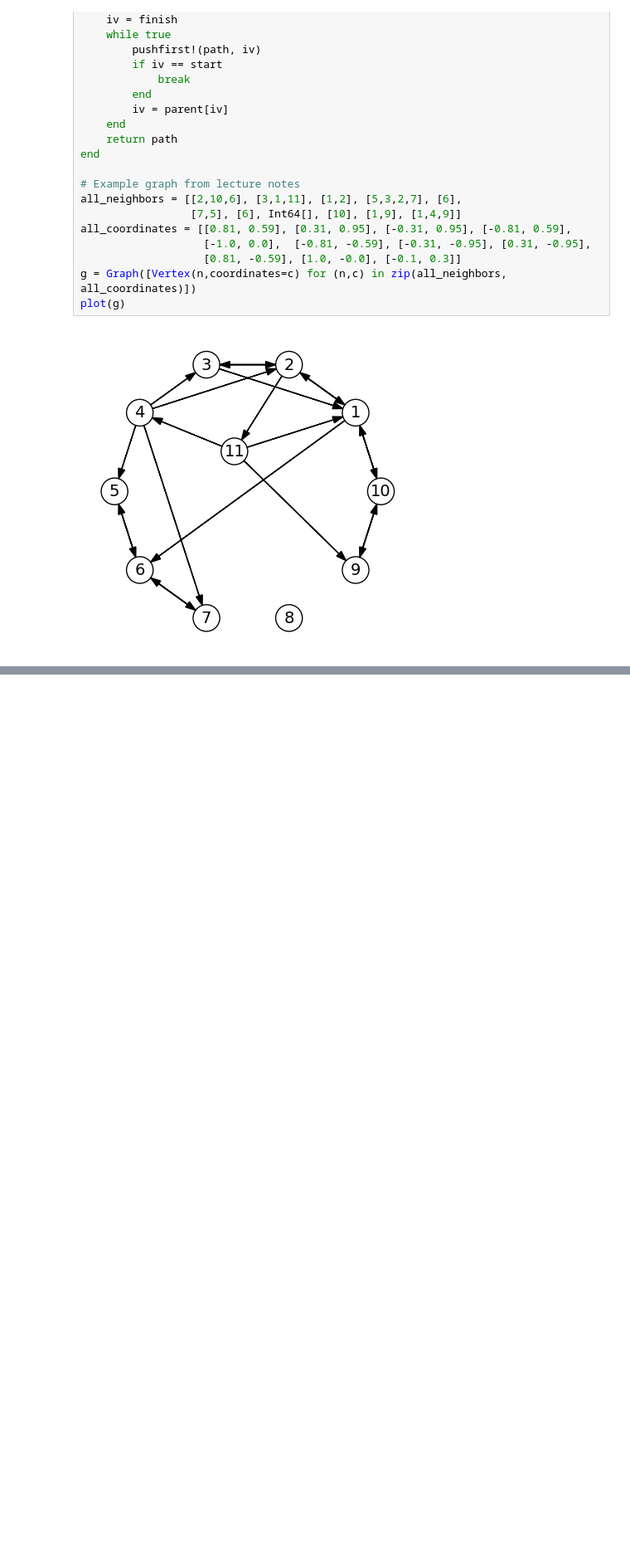
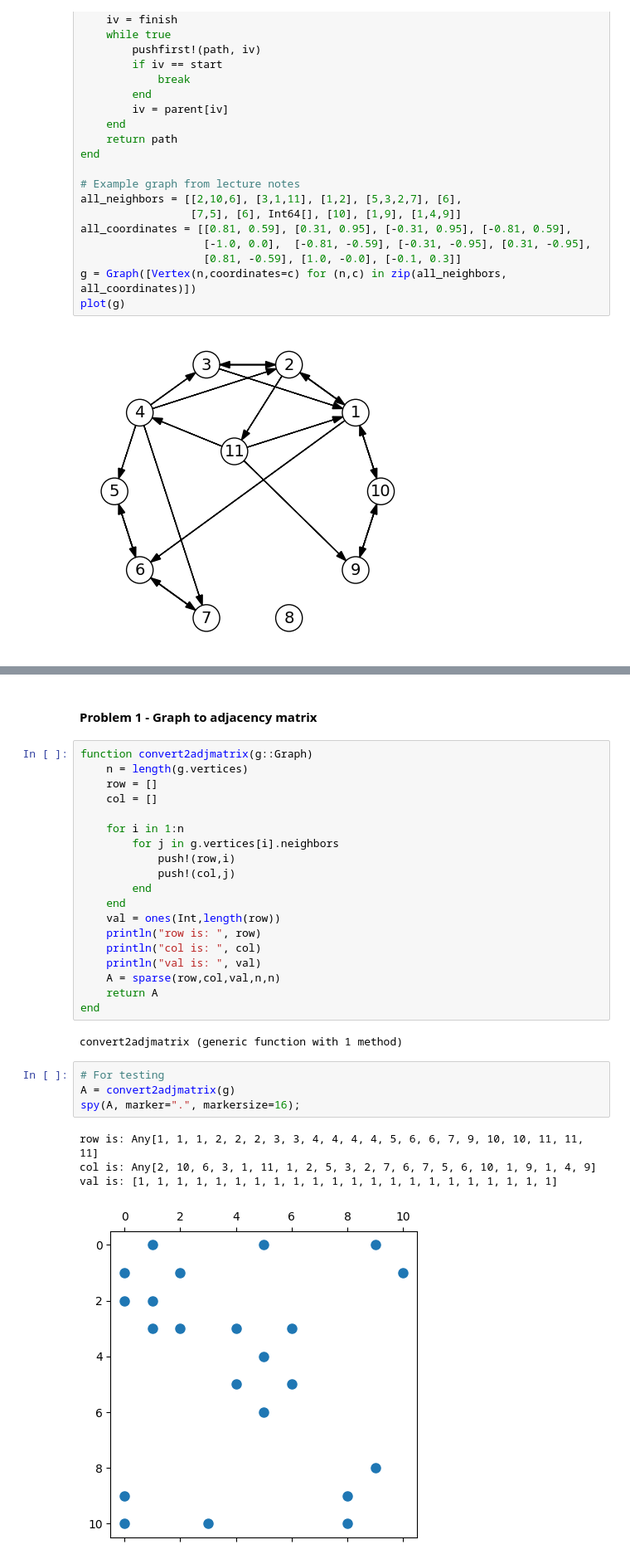
Before and after one commit to TagoreZhao/MATH124, a Jupyter notebook: HW/HW11.ipynb, the cells around one changed output, grey strips where cells are left out. Shown at 83% size. Cells and saved outputs as stored; diff of their text form; blank space fills up the shorter version.

Commit message:
update problem 1

```diff
--- a/HW/HW11.ipynb
+++ b/HW/HW11.ipynb
@@ -101,0 +99,32 @@ plot(g)
+# %% [markdown]
+#### Problem 1 - Graph to adjacency matrix
+# %%
+function convert2adjmatrix(g::Graph)
+    n = length(g.vertices)
+    row = []
+    col = []
+
+    for i in 1:n
+        for j in g.vertices[i].neighbors
+            push!(row,i)
+            push!(col,j)
+        end
+    end
+    val = ones(Int,length(row))
+    println("row is: ", row)
+    println("col is: ", col)
+    println("val is: ", val)
+    A = sparse(row,col,val,n,n)
+    return A
+end
+# %% [output]
+convert2adjmatrix (generic function with 1 method)
+# %%
+# For testing
+A = convert2adjmatrix(g)
+spy(A, marker=".", markersize=16);
+# %% [output]
+row is: Any[1, 1, 1, 2, 2, 2, 3, 3, 4, 4, 4, 4, 5, 6, 6, 7, 9, 10, 10, 11, 11, 11]
+col is: Any[2, 10, 6, 3, 1, 11, 1, 2, 5, 3, 2, 7, 6, 7, 5, 6, 10, 1, 9, 1, 4, 9]
+val is: [1, 1, 1, 1, 1, 1, 1, 1, 1, 1, 1, 1, 1, 1, 1, 1, 1, 1, 1, 1, 1, 1]
+[figure, added]
```
Also changed, not shown: parts of 1 cell of this notebook.
